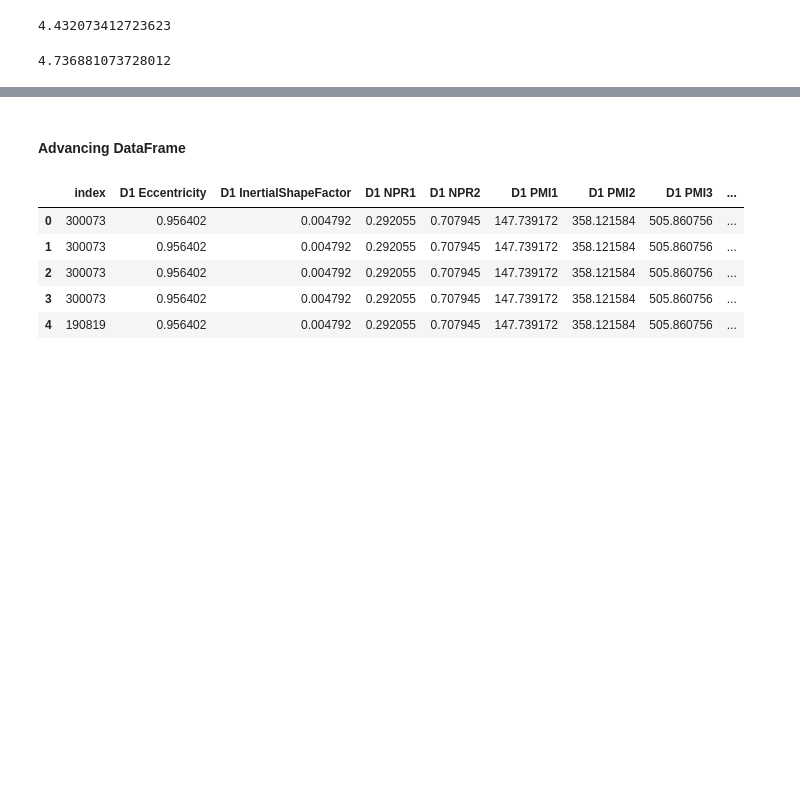
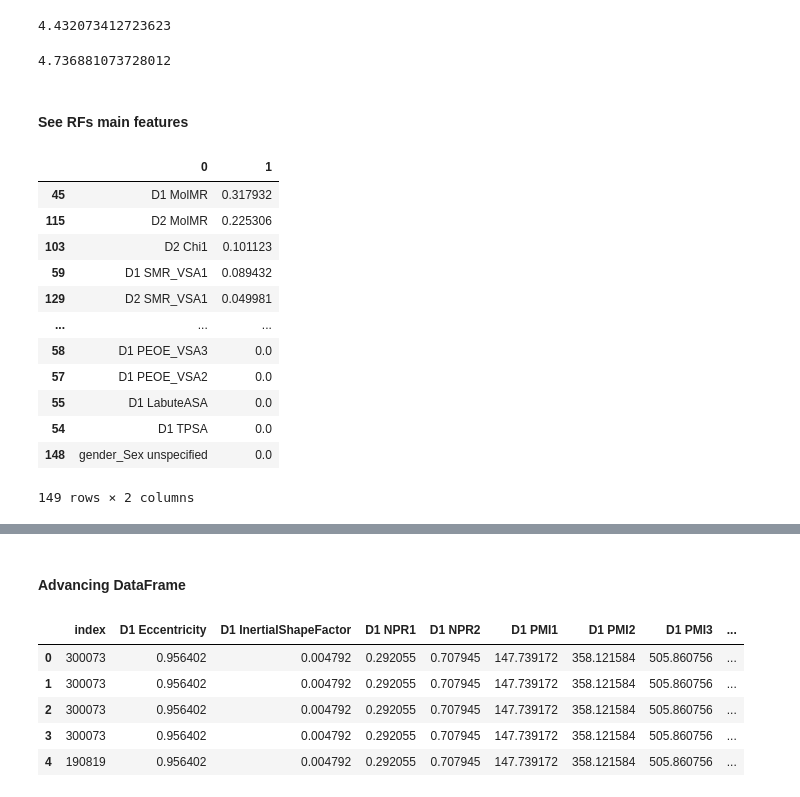
Before and after one commit to stefanhuber1510/marbleProject, a Jupyter notebook: scoring/firstScoringTest.ipynb, the cells around one changed output, grey strips where cells are left out. Drawn from its saved outputs; the diff is of its cells as text; code cells hidden in the pictures; blank space fills up the shorter version.

```diff
--- a/scoring/firstScoringTest.ipynb
+++ b/scoring/firstScoringTest.ipynb
@@ -696,3 +735,24 @@ np.mean(np.abs(obs["y_test"]-obs["pred"]))
 np.mean(np.abs(obs["y_test"]-obs["pred"]))
 # %% [output]
 4.736881073728012
+# %% [markdown]
+#### See RFs main features
+# %%
+feats = pd.DataFrame([np.array(x_test.columns),regressor.feature_importances_]).transpose()
+feats.sort_values(by=1,ascending=False)
+# MR mutagenic potential
+# SMR same
+# %% [output]
+|  | 0 | 1 |
+| 45 | D1 MolMR | 0.317932 |
+| 115 | D2 MolMR | 0.225306 |
+| 103 | D2 Chi1 | 0.101123 |
+| 59 | D1 SMR_VSA1 | 0.089432 |
+| 129 | D2 SMR_VSA1 | 0.049981 |
+| ... | ... | ... |
+| 58 | D1 PEOE_VSA3 | 0.0 |
+| 57 | D1 PEOE_VSA2 | 0.0 |
+| 55 | D1 LabuteASA | 0.0 |
+| 54 | D1 TPSA | 0.0 |
+| 148 | gender_Sex unspecified | 0.0 |
+149 rows × 2 columns
```
Also changed, not shown: parts of 7 cells of this notebook, 3 other files.
